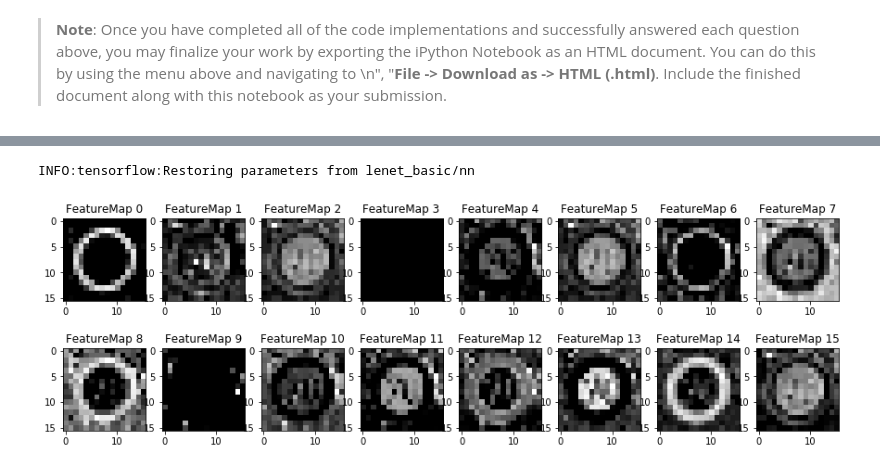
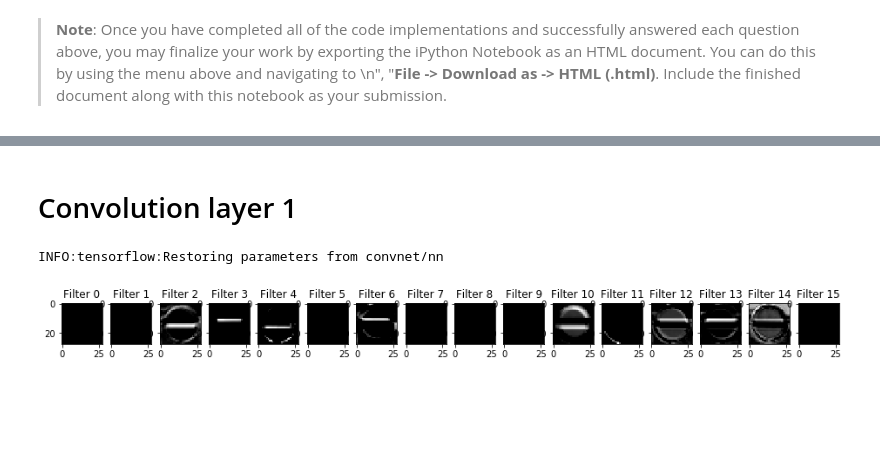
Before and after one commit to carlgira/traffic_sign_classification, a Jupyter notebook: Traffic_Sign_Classifier.ipynb, the cells around one changed output, grey strips where cells are left out. Cells and saved outputs as stored; diff of their text form; code cells hidden in the pictures; blank space fills up the shorter version.

```diff
--- a/Traffic_Sign_Classifier.ipynb
+++ b/Traffic_Sign_Classifier.ipynb
@@ -517,25 +515,22 @@ For an example of what feature map outputs look like, check out NVIDIA's results
 # activation_min/max: can be used to view the activation contrast in more detail, by default matplot sets min and max to the actual min and max values of the output
 # plt_num: used to plot out multiple different weight feature map sets on the same block, just extend the plt number for each new feature map entry
 
-
+%matplotlib inline
 
 def outputFeatureMap(nn_name, image_input, tf_name, activation_min=-1, activation_max=-1 ,plt_num=1):
-    # Here make sure to preprocess your image_input in a way your network expects
-    # with size, normalization, ect if needed
-    # image_input =
-    # Note: x should be the same name as your network's tensorflow data placeholder variable
-    # If you get an error tf_activation is not defined it may be having trouble accessing the variable from inside a function
     saver = tf.train.Saver()
     with tf.Session() as sess:
         saver.restore(sess, tf.train.latest_checkpoint(nn_name))
         graph = tf.get_default_graph()
+        #for i in tf.get_default_graph().get_operations():
+            #print( i.name)
         tf_activation = graph.get_tensor_by_name(tf_name)
-        activation = tf_activation.eval(session=sess,feed_dict={'x:0' : image_input})
+        activation = tf_activation.eval(session=sess,feed_dict={'x:0' : image_input, 'phase:0': False})
         featuremaps = activation.shape[3]
-        plt.figure(plt_num, figsize=(15,15))
-        for featuremap in range(featuremaps):
-            plt.subplot(6,8, featuremap+1) # sets the number of feature maps to show on each row and column
-            plt.title('FeatureMap ' + str(featuremap)) # displays the feature map number
+        plt.figure(plt_num, figsize=(16,16))
+        for featuremap in range(16):
+            plt.subplot(6,16, featuremap+1) # sets the number of feature maps to show on each row and column
+            plt.title('Filter ' + str(featuremap)) # displays the feature map number
             if activation_min != -1 & activation_max != -1:
                 plt.imshow(activation[0,:,:, featuremap], interpolation="nearest", vmin =activation_min, vmax=activation_max, cmap="gray")
             elif activation_max != -1:
@@ -544,9 +539,10 @@ def outputFeatureMap(nn_name, image_input, tf_name, activation_min=-1, activatio
                 plt.imshow(activation[0,:,:, featuremap], interpolation="nearest", vmin=activation_min, cmap="gray")
             else:
                 plt.imshow(activation[0,:,:, featuremap], interpolation="nearest", cmap="gray")
-
-
-outputFeatureMap('lenet_basic', new_images, 'conv2/Relu:0', plt_num=5)
-# %% [output]
-INFO:tensorflow:Restoring parameters from lenet_basic/nn
-[figure, removed]
+# %% [markdown]
+# Convolution layer 1
+# %%
+outputFeatureMap('convnet', new_images, 'conv2d/Relu:0', plt_num=5)
+# %% [output]
+INFO:tensorflow:Restoring parameters from convnet/nn
+[figure, added]
```
Also changed, not shown: parts of 15 cells of this notebook, 37 other files.
